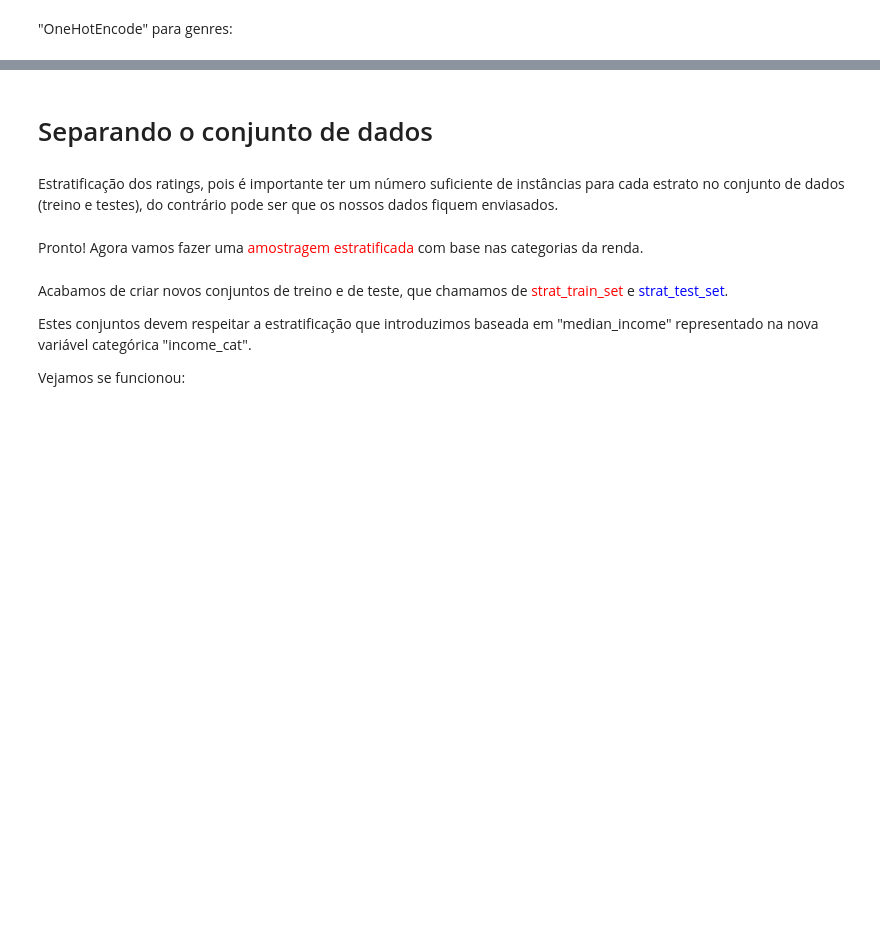
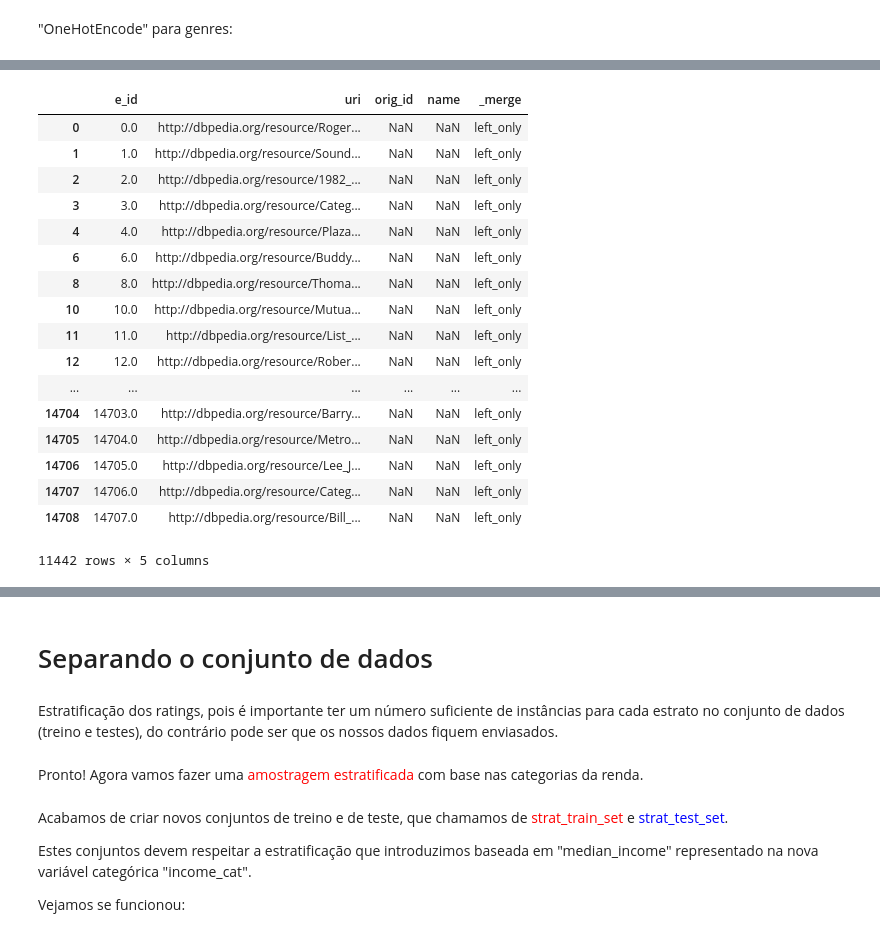
Before and after one commit to juarezsacenti/kg-summ-rec, a Jupyter notebook: AED/aed-ml1m.ipynb, the cells around one changed output, grey strips where cells are left out. Cells and saved outputs as stored; diff of their text form; code cells hidden in the pictures; blank space fills up the shorter version.

```diff
--- a/AED/aed-ml1m.ipynb
+++ b/AED/aed-ml1m.ipynb
@@ -626,0 +595,23 @@ e_map.describe()
+# %%
+df = e_map.merge(i2kg_map, how = 'outer' ,indicator=True).loc[lambda x : x['_merge']=='left_only']
+
+df
+# %% [output]
+|  | e_id | uri | orig_id | name | _merge |
+| 0 | 0.0 | http://dbpedia.org/resource/Roger... | NaN | NaN | left_only |
+| 1 | 1.0 | http://dbpedia.org/resource/Sound... | NaN | NaN | left_only |
+| 2 | 2.0 | http://dbpedia.org/resource/1982_... | NaN | NaN | left_only |
+| 3 | 3.0 | http://dbpedia.org/resource/Categ... | NaN | NaN | left_only |
+| 4 | 4.0 | http://dbpedia.org/resource/Plaza... | NaN | NaN | left_only |
+| 6 | 6.0 | http://dbpedia.org/resource/Buddy... | NaN | NaN | left_only |
+| 8 | 8.0 | http://dbpedia.org/resource/Thoma... | NaN | NaN | left_only |
+| 10 | 10.0 | http://dbpedia.org/resource/Mutua... | NaN | NaN | left_only |
+| 11 | 11.0 | http://dbpedia.org/resource/List_... | NaN | NaN | left_only |
+| 12 | 12.0 | http://dbpedia.org/resource/Rober... | NaN | NaN | left_only |
+| ... | ... | ... | ... | ... | ... |
+| 14704 | 14703.0 | http://dbpedia.org/resource/Barry... | NaN | NaN | left_only |
+| 14705 | 14704.0 | http://dbpedia.org/resource/Metro... | NaN | NaN | left_only |
+| 14706 | 14705.0 | http://dbpedia.org/resource/Lee_J... | NaN | NaN | left_only |
+| 14707 | 14706.0 | http://dbpedia.org/resource/Categ... | NaN | NaN | left_only |
+| 14708 | 14707.0 | http://dbpedia.org/resource/Bill_... | NaN | NaN | left_only |
+11442 rows × 5 columns
```
Also changed, not shown: parts of 79 cells of this notebook, 2 other files.
